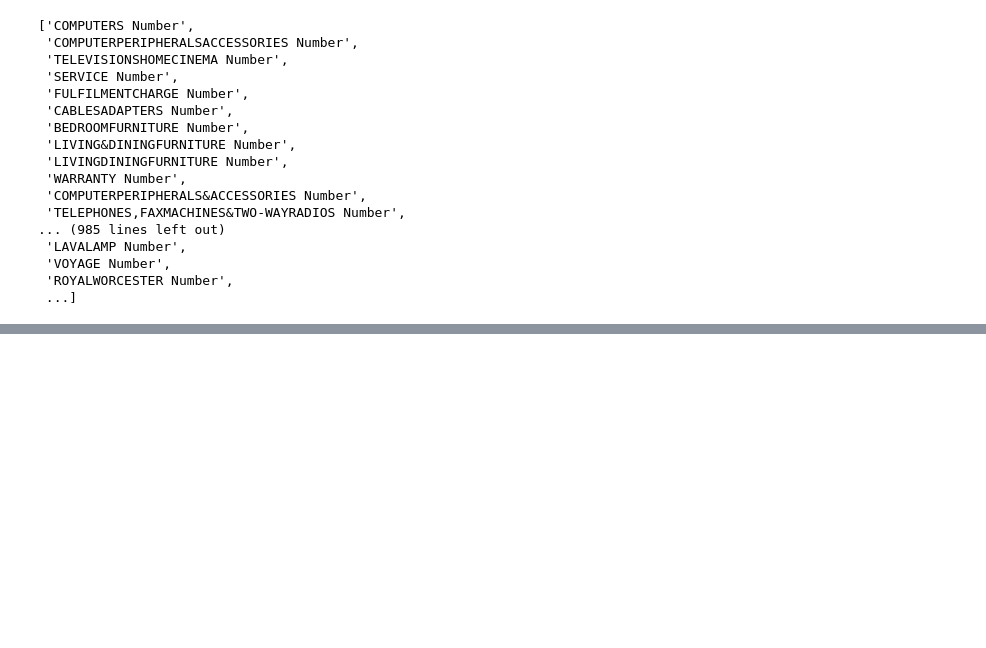
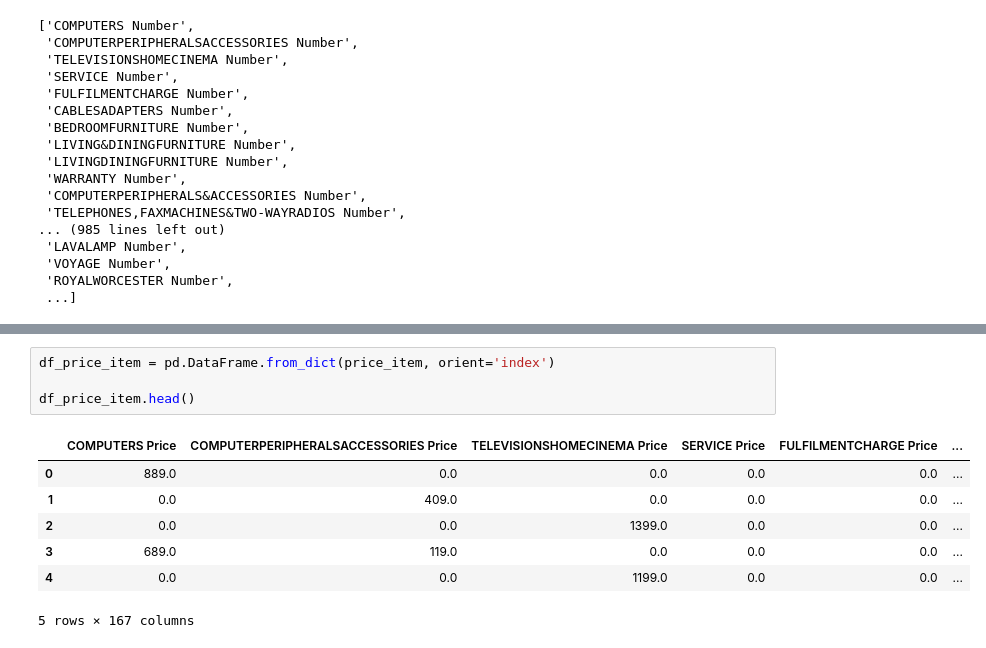
Before and after one commit to alimrrc/Machine-Learning-272-, a Jupyter notebook: Data Treatment.ipynb, the cells around one changed output, grey strips where cells are left out. Drawn from its saved outputs; the diff is of its cells as text; blank space fills up the shorter version.

```diff
--- a/Data Treatment.ipynb
+++ b/Data Treatment.ipynb
@@ -137,0 +136,12 @@ for i, row in feature_df['make'].iterrows():
+# %%
+df_price_item = pd.DataFrame.from_dict(price_item, orient='index')
+
+df_price_item.head()
+# %% [output]
+|  | COMPUTERS Price | COMPUTERPERIPHERALSACCESSORIES Price | TELEVISIONSHOMECINEMA Price | SERVICE Price | FULFILMENTCHARGE Price | ... |
+| 0 | 889.0 | 0.0 | 0.0 | 0.0 | 0.0 | ... |
+| 1 | 0.0 | 409.0 | 0.0 | 0.0 | 0.0 | ... |
+| 2 | 0.0 | 0.0 | 1399.0 | 0.0 | 0.0 | ... |
+| 3 | 689.0 | 119.0 | 0.0 | 0.0 | 0.0 | ... |
+| 4 | 0.0 | 0.0 | 1199.0 | 0.0 | 0.0 | ... |
+5 rows × 167 columns
```
Also changed, not shown: parts of 7 cells of this notebook.
